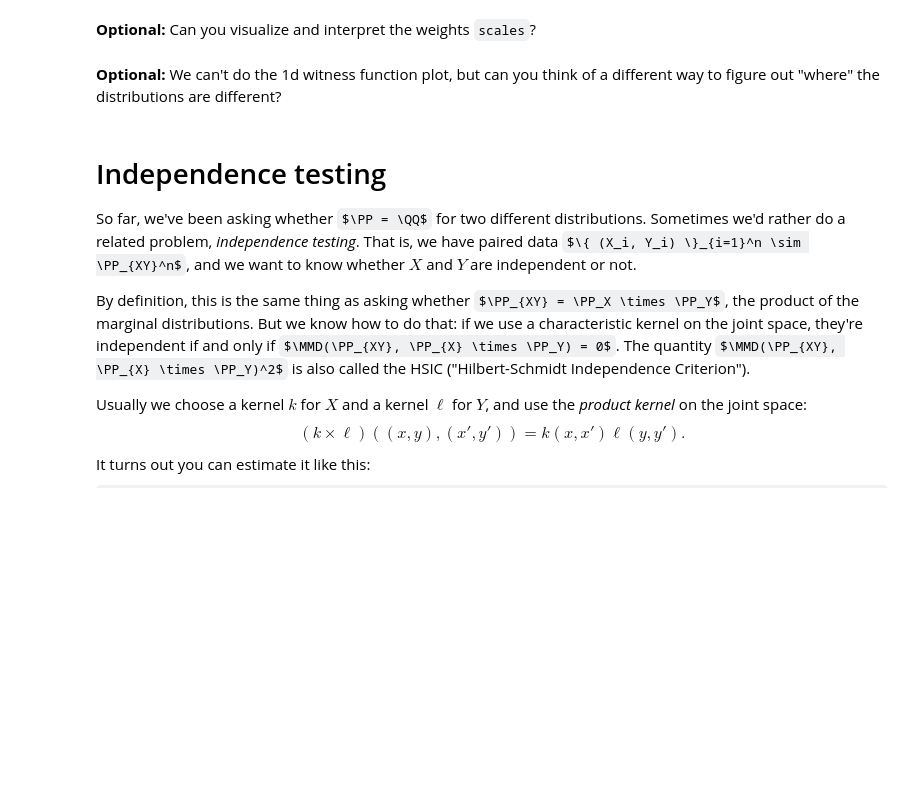
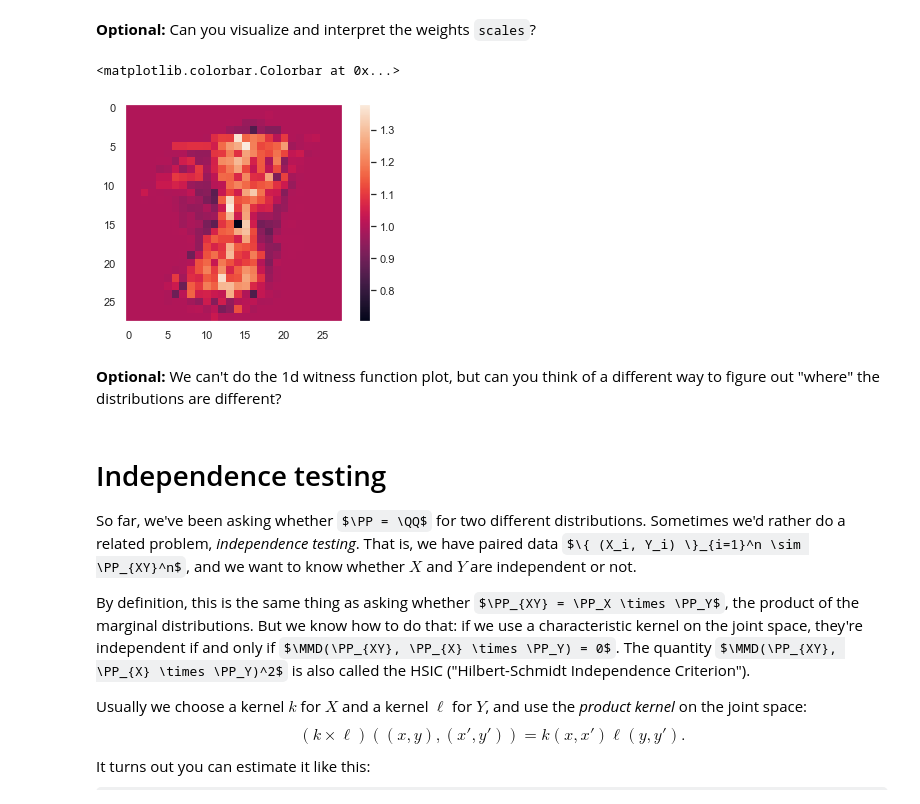
Before and after one commit to djsutherland/mlss-testing, a Jupyter notebook: solutions-src-testing.ipynb, the cells around one changed output. Saved outputs shown, nothing was run; the diff lists cells and outputs as text; code cells hidden in the pictures; some formulas as TeX source; blank space fills up the shorter version.

```diff
--- a/solutions-src-testing.ipynb
+++ b/solutions-src-testing.ipynb
@@ -1275,5 +1456,13 @@ plt.colorbar()
 # %% [markdown]
 **Optional:** Can you visualize and interpret the weights `scales`?
+# %%
+# SOLUTION CELL
+plt.imshow(scales.detach().cpu().numpy().reshape(28, 28))
+plt.grid(False)
+plt.colorbar()
+# %% [output]
+<matplotlib.colorbar.Colorbar at 0x...>
+[figure, added]
 # %% [markdown]
 **Optional:** We can't do the 1d witness function plot, but can you think of a different way to figure out "where" the distributions are different?
 # %% [markdown]
```
Also changed, not shown: parts of 56 cells of this notebook.
